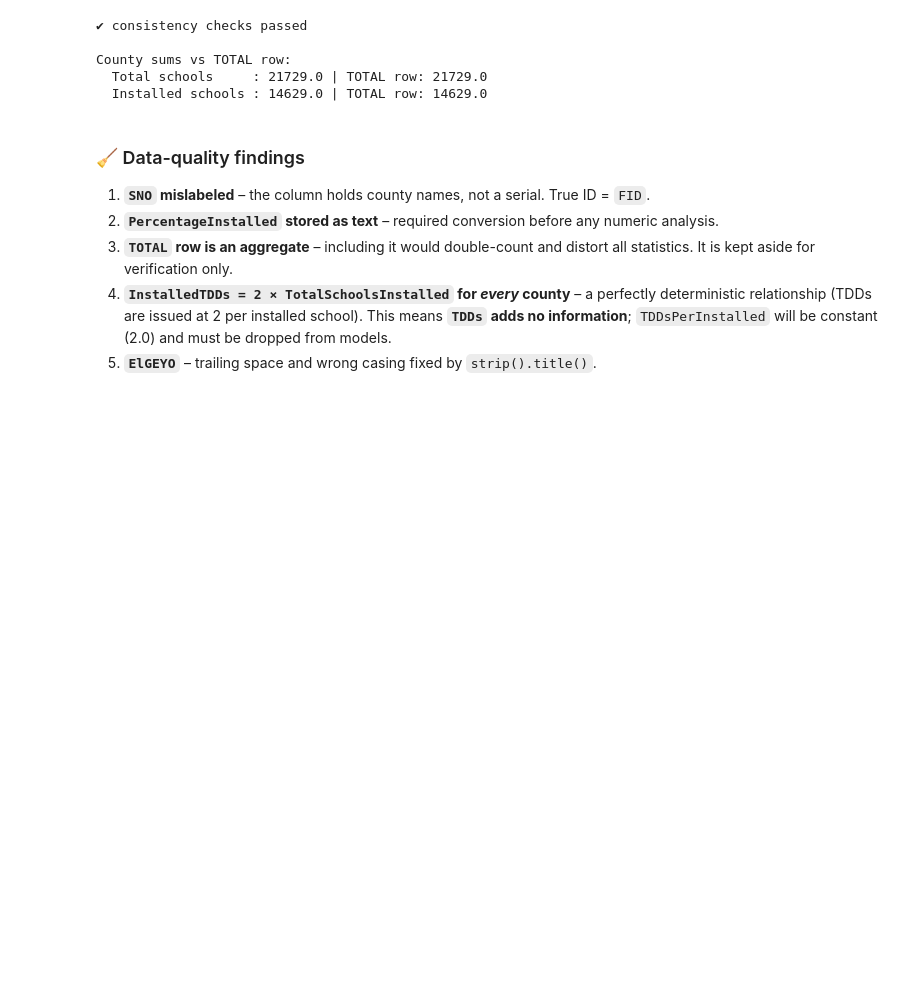
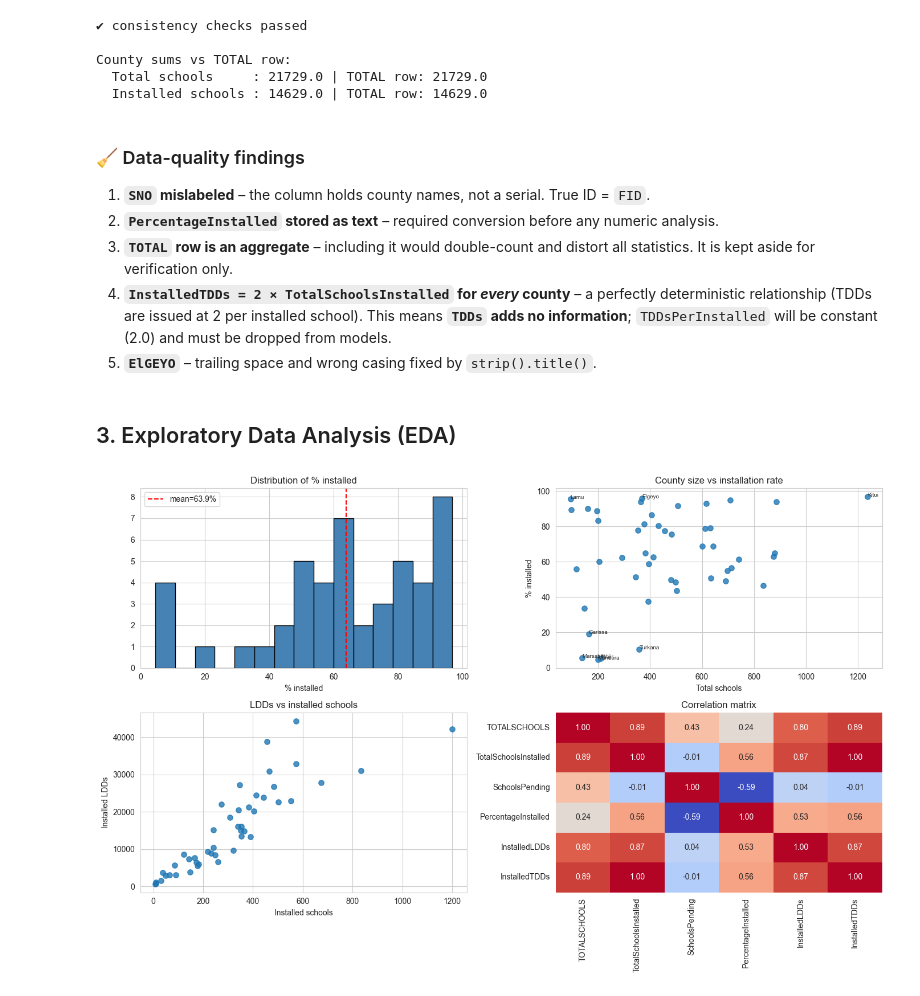
Before and after one commit to Rukundo-elie/country-schools-lab, a Jupyter notebook: Lab2_CountrySchools.ipynb, the cells around one changed output. Drawn from its saved outputs; the diff is of its cells as text; code cells hidden in the pictures; blank space fills up the shorter version.

Commit message:
task 3: EDA visualization and feature engineering

```diff
--- a/Lab2_CountrySchools.ipynb
+++ b/Lab2_CountrySchools.ipynb
@@ -191,3 +191,37 @@ County sums vs TOTAL row:
 3. **`TOTAL` row is an aggregate** – including it would double-count and distort all statistics. It is kept aside for verification only.
 4. **`InstalledTDDs = 2 × TotalSchoolsInstalled` for *every* county** – a perfectly deterministic relationship (TDDs are issued at 2 per installed school). This means **`TDDs` adds no information**; `TDDsPerInstalled` will be constant (2.0) and must be dropped from models.
 5. **`ElGEYO`** – trailing space and wrong casing fixed by `strip().title()`.
+# %% [markdown]
+## 3. Exploratory Data Analysis (EDA)
+# %%
+fig, axes = plt.subplots(2, 2, figsize=(14, 9))
+
+# (1) distribution of installation rate
+axes[0,0].hist(df["PercentageInstalled"], bins=15, color="steelblue", edgecolor="black")
+axes[0,0].axvline(df["PercentageInstalled"].mean(), color="red", ls="--", label=f"mean={df['PercentageInstalled'].mean():.1f}%")
+axes[0,0].set_title("Distribution of % installed")
+axes[0,0].set_xlabel("% installed"); axes[0,0].legend()
+
+# (2) size vs performance
+axes[0,1].scatter(df["TOTALSCHOOLS"], df["PercentageInstalled"], s=45, alpha=.8)
+for _, r in df.iterrows():
+    if r["PercentageInstalled"] < 20 or r["PercentageInstalled"] > 95:
+        axes[0,1].annotate(r["County"], (r["TOTALSCHOOLS"], r["PercentageInstalled"]), fontsize=7)
+axes[0,1].set_xlabel("Total schools"); axes[0,1].set_ylabel("% installed")
+axes[0,1].set_title("County size vs installation rate")
+
+# (3) LDDs delivered vs installed schools
+axes[1,0].scatter(df["TotalSchoolsInstalled"], df["InstalledLDDs"], s=45, alpha=.8)
+axes[1,0].set_xlabel("Installed schools"); axes[1,0].set_ylabel("Installed LDDs")
+axes[1,0].set_title("LDDs vs installed schools")
+
+# (4) correlation heatmap on numeric fields
+num = ["TOTALSCHOOLS","TotalSchoolsInstalled","SchoolsPending",
+       "PercentageInstalled","InstalledLDDs","InstalledTDDs"]
+sns.heatmap(df[num].corr(), annot=True, fmt=".2f", cmap="coolwarm",
+            ax=axes[1,1], cbar=False)
+axes[1,1].set_title("Correlation matrix")
+
+plt.tight_layout(); plt.show()
+# %% [output]
+[figure, added]
```
Also changed, not shown: parts of 2 cells of this notebook.
